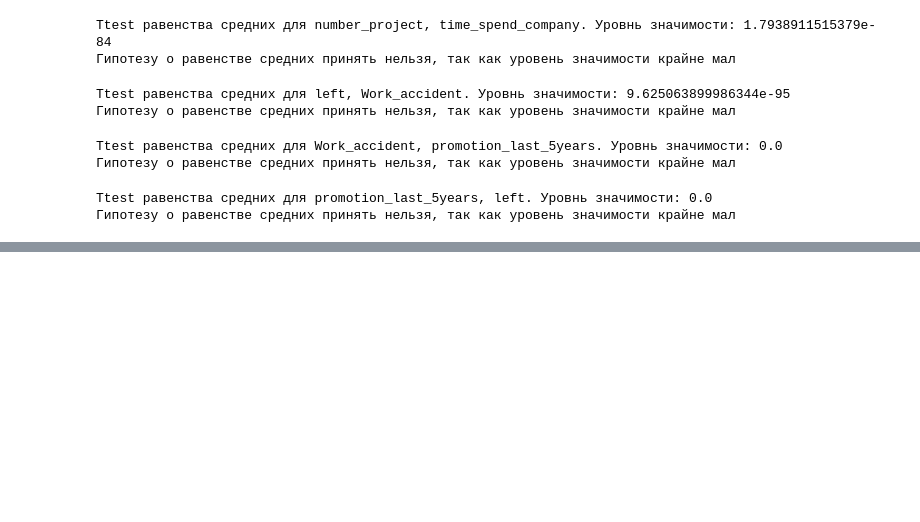
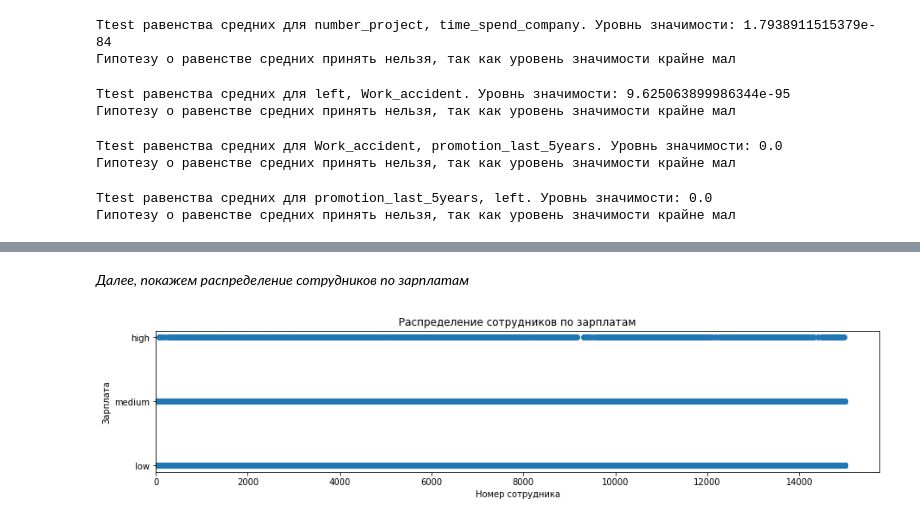
Before and after one commit to alexpon92/ntlg_test, a Jupyter notebook: Python/result_work/hw_result_work.ipynb, the cells around one changed output, grey strips where cells are left out. Cells and saved outputs as stored; diff of their text form; code cells hidden in the pictures; blank space fills up the shorter version.

```diff
--- a/Python/result_work/hw_result_work.ipynb
+++ b/Python/result_work/hw_result_work.ipynb
@@ -163,0 +181,14 @@ Ttest равенства средних для promotion_last_5years, left. Ур
+# %% [markdown]
+*Далее, покажем распределение сотрудников по зарплатам*
+# %%
+fig, ax = plt.subplots(figsize=(15, 3))
+
+x = np.linspace(1, df.shape[0], df.shape[0])
+ax.plot(x, df['salary'], linestyle="",marker="o")
+plt.title('Распределение сотрудников по зарплатам')
+plt.ylabel('Зарплата')
+plt.xlabel('Номер сотрудника')
+plt.xlim(left=1)
+plt.show()
+# %% [output]
+[figure, added]
```
Also changed, not shown: parts of 7 cells of this notebook.
